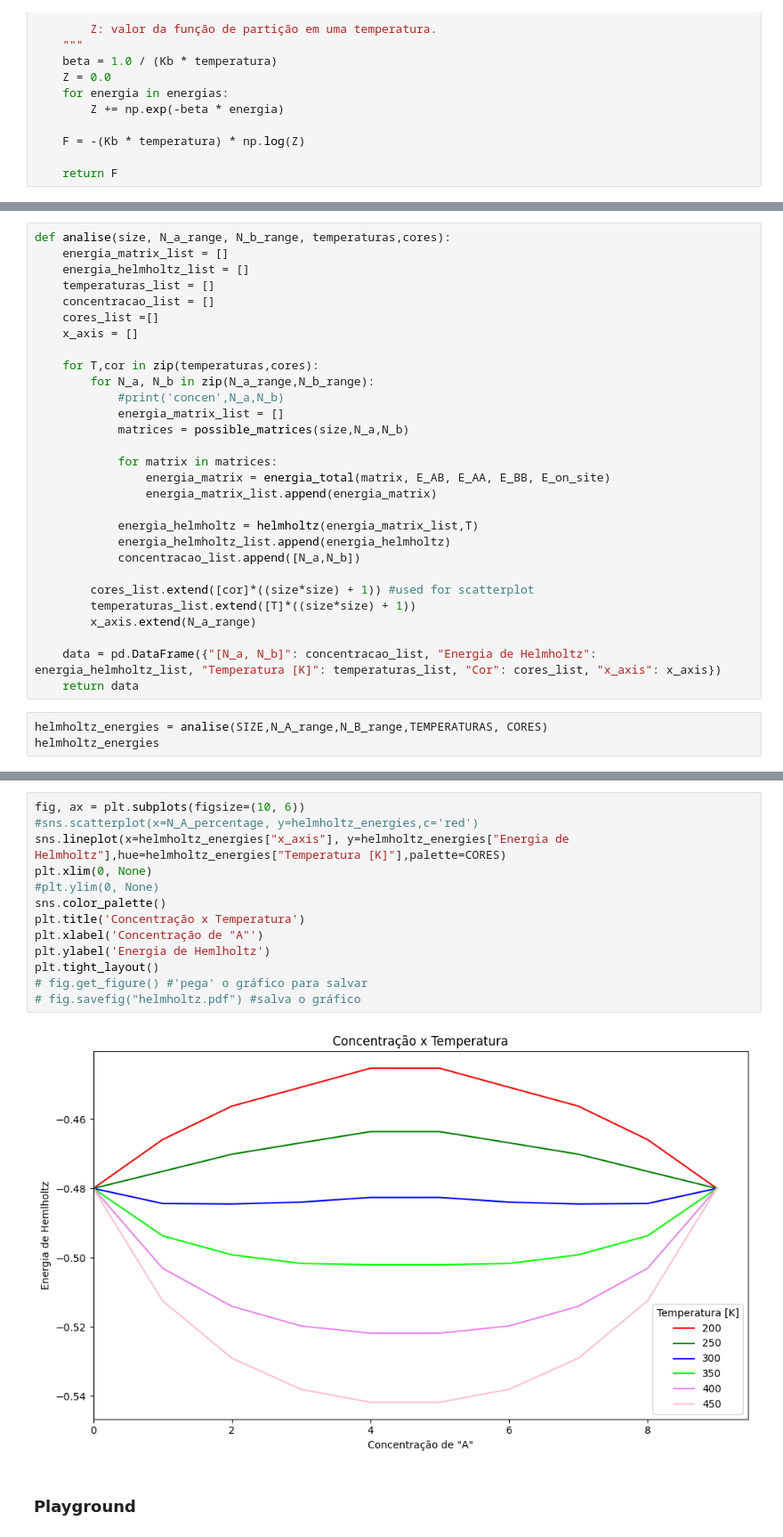
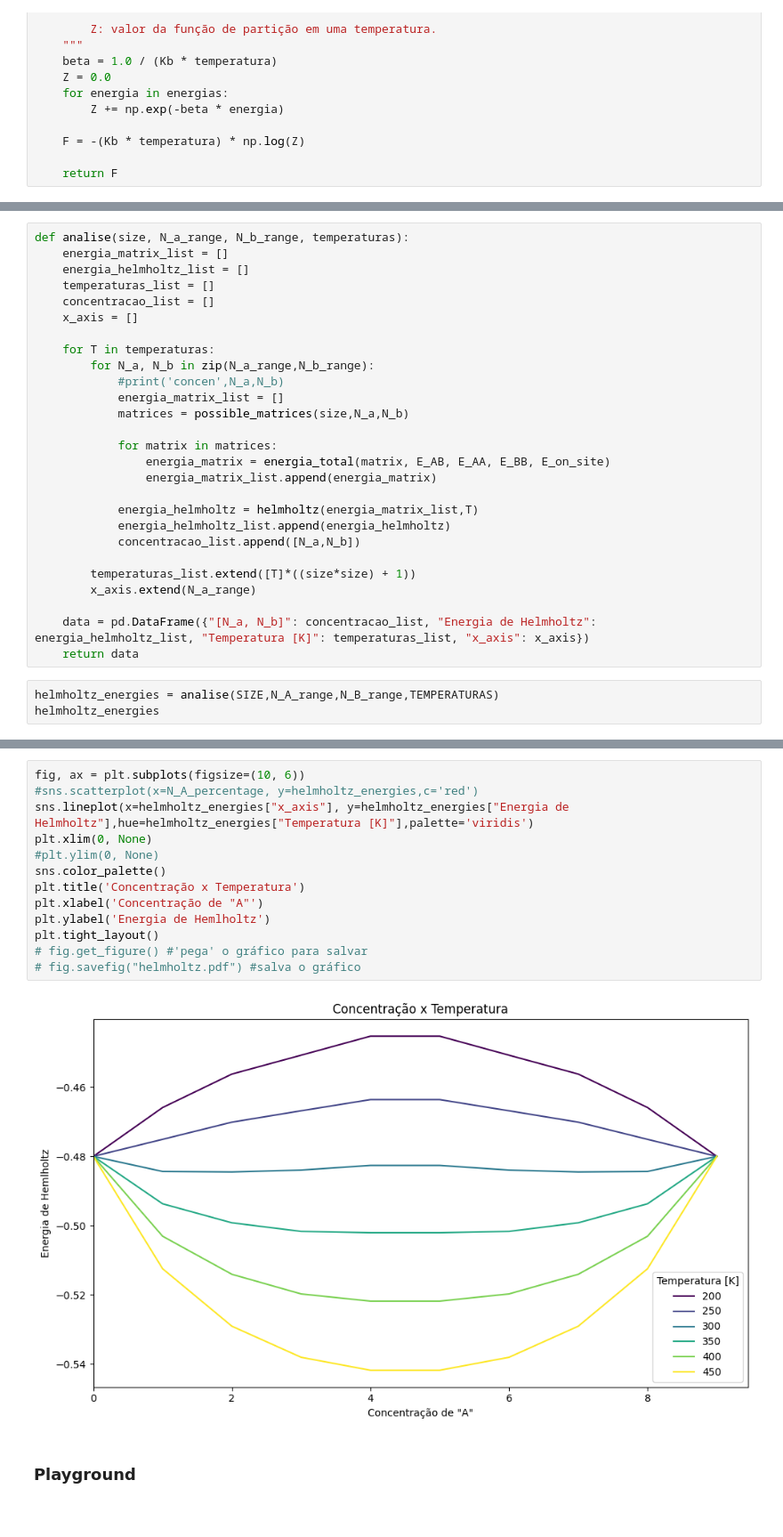
Before and after one commit to Gbeneti/ensemble_canonico, a Jupyter notebook: ensemble_canonico_mistura.ipynb, the cells around one changed output, grey strips where cells are left out. Shown: that part at 89% size. Saved outputs shown, nothing was run; the diff lists cells and outputs as text.

Commit message:
corrected helmholtz in 'ensemble_canonico.ipynb' and corrected palette generation

```diff
--- a/ensemble_canonico_mistura.ipynb
+++ b/ensemble_canonico_mistura.ipynb
@@ -153,15 +152,14 @@ N_A_range = np.array([n for n in np.arange(0,(SIZE*SIZE)+STEP,STEP)])
 N_B_range = N_A_range[::-1]
 N_A_percentage = N_A_range/(SIZE*SIZE)
 # %%
-def analise(size, N_a_range, N_b_range, temperaturas,cores):
+def analise(size, N_a_range, N_b_range, temperaturas):
     energia_matrix_list = []
     energia_helmholtz_list = []
     temperaturas_list = []
     concentracao_list = []
-    cores_list =[]
     x_axis = []
 
-    for T,cor in zip(temperaturas,cores):
+    for T in temperaturas:
         for N_a, N_b in zip(N_a_range,N_b_range):
             #print('concen',N_a,N_b)
             energia_matrix_list = []
@@ -175,13 +173,12 @@ def analise(size, N_a_range, N_b_range, temperaturas,cores):
             energia_helmholtz_list.append(energia_helmholtz)
             concentracao_list.append([N_a,N_b])
 
-        cores_list.extend([cor]*((size*size) + 1)) #used for scatterplot
         temperaturas_list.extend([T]*((size*size) + 1))
         x_axis.extend(N_a_range)
 
-    data = pd.DataFrame({"[N_a, N_b]": concentracao_list, "Energia de Helmholtz": energia_helmholtz_list, "Temperatura [K]": temperaturas_list, "Cor": cores_list, "x_axis": x_axis})
+    data = pd.DataFrame({"[N_a, N_b]": concentracao_list, "Energia de Helmholtz": energia_helmholtz_list, "Temperatura [K]": temperaturas_list, "x_axis": x_axis})
     return data
 # %%
-helmholtz_energies = analise(SIZE,N_A_range,N_B_range,TEMPERATURAS, CORES)
+helmholtz_energies = analise(SIZE,N_A_range,N_B_range,TEMPERATURAS)
 helmholtz_energies
 # %% [output]
@@ -205,18 +202,18 @@ helmholtz_energies
 # %%
 fig, ax = plt.subplots(figsize=(10, 6))
 #sns.scatterplot(x=N_A_percentage, y=helmholtz_energies,c='red')
-sns.lineplot(x=helmholtz_energies["x_axis"], y=helmholtz_energies["Energia de Helmholtz"],hue=helmholtz_energies["Temperatura [K]"],palette=CORES)
+sns.lineplot(x=helmholtz_energies["x_axis"], y=helmholtz_energies["Energia de Helmholtz"],hue=helmholtz_energies["Temperatura [K]"],palette='viridis')
 plt.xlim(0, None)
 #plt.ylim(0, None)
 sns.color_palette()
 plt.title('Concentração x Temperatura')
 plt.xlabel('Concentração de "A"')
 plt.ylabel('Energia de Hemlholtz')
 plt.tight_layout()
 # fig.get_figure() #'pega' o gráfico para salvar
 # fig.savefig("helmholtz.pdf") #salva o gráfico
 # %% [output]
-[figure, old version]
+[figure, new version]
 # %% [markdown]
 ### Playground
 # %%
```
Also changed, not shown: parts of 2 cells of this notebook.
